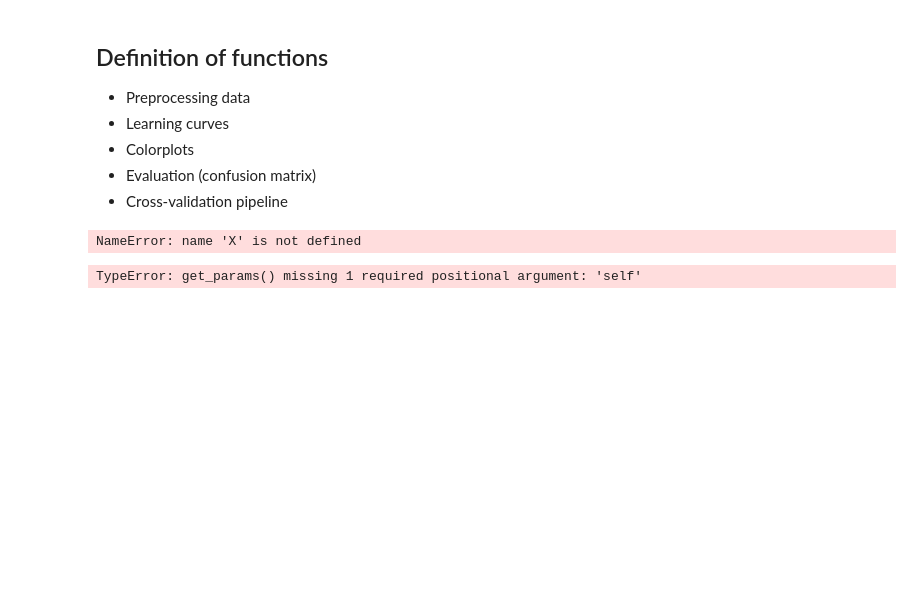
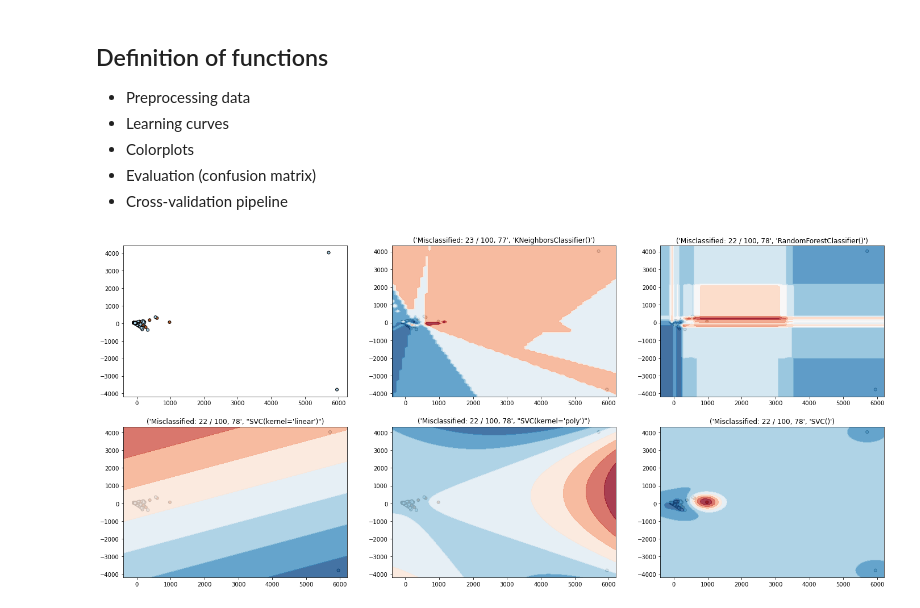
Before and after one commit to BrianvanWinden/TM10007_Group_13, a Jupyter notebook: assignment.ipynb, the cells around one changed output. Drawn from its saved outputs; the diff is of its cells as text; code cells hidden in the pictures; blank space fills up the shorter version.

Commit message:
scaling, pca ed af,  testen parameters classifiers

```diff
--- a/assignment.ipynb
+++ b/assignment.ipynb
@@ -77,6 +79,7 @@ def preprocessing_data(data):
     # Robust scaler omdat er mogelijk sprake is van outliers, median wordt er dan vanaf gehaald en niet de mean die wordt beinvloed door de outliers.
     scaler = preprocessing.RobustScaler()
     scaler.fit(x_train)
+    x_train_val_scaled = scaler.transform(x_train_val)
     x_train_scaled = scaler.transform(x_train)
     x_val_scaled = scaler.transform(x_val)
     x_test_scaled = scaler.transform(x_test)
@@ -84,8 +87,9 @@ def preprocessing_data(data):
     #PCA
     pca = PCA(n_components=2)
     pca = pca.fit(x_train_scaled)
+    x_train_val_trans = pca.transform(x_train_val_scaled)
     x_train_trans = pca.transform(x_train_scaled)
-    x_val_trans = pca.transform(x_test_scaled)
+    x_val_trans = pca.transform(x_val_scaled)
     x_test_trans = pca.transform(x_test_scaled)
     explained_variance = pca.explained_variance_ratio_
     # two pc's had a combined explained variance of 0.85 so chosing 2 pc's
@@ -95,7 +99,7 @@ def preprocessing_data(data):
     # xy_plot = pd.concat([x_train_trans_df, y_train_df], axis=1)
     # pc_pairplot = sns.pairplot(xy_plot, hue='label', palette='tab10')
 
-    return x_train_trans, y_train, x_test_trans, y_test, x_val_trans, y_val
+    return x_train_trans, y_train, x_test_trans, y_test, x_val_trans, y_val, x_train_val_trans, y_train_val
 
 
 # Learning curve
@@ -227,7 +231,7 @@ def cross_validate(classifier, cv, x_train_trans, y_train_trans, x_val_trans, y_
 from ecg.load_data import load_data
 data = load_data()
 
-x_train_trans, y_train, x_test_trans, y_test, x_val_trans, y_val = preprocessing_data(data)
+x_train_trans, y_train, x_test_trans, y_test, x_val_trans, y_val, x_train_val_trans, y_train_val = preprocessing_data(data)
 
 # X = x_train_trans
 # Y = y_train
@@ -286,31 +290,28 @@ for clf in clsfs:
     num += 1
 # %%
 # Plot classifications
+
+X = x_train_trans
+Y = y_train
 
 num = 0
 fig = plt.figure(figsize=(24,8*len(clsfs)))
 ax = fig.add_subplot(7, 3, num + 1)
 ax.scatter(X[:, 0], X[:, 1], marker='o', c=Y,
            s=25, edgecolor='k', cmap=plt.cm.Paired)
 
 num = 1
 for clf in clsfs:
     clf.fit(X, Y)
     ax = fig.add_subplot(7, 3, num + 1)
     ax.scatter(X[:, 0], X[:, 1], marker='o', c=Y,
         s=25, edgecolor='k', cmap=plt.cm.Paired)
     colorplot(clf, ax, X[:, 0], X[:, 1])
     y_pred = clf.predict(x_val_trans)
     accuracy = metrics.accuracy_score(y_val, y_pred)
-    best = clf.best_estimator_
+    # best = clf.best_estimator_
     t = ('Misclassified: %d / %d, %d' % ((y_val != y_pred).sum(), x_val_trans.shape[0], accuracy*100), str(clf))
     ax.set_title(t)
-    print(best)
     num += 1
 # %% [output]
-NameError: name 'X' is not defined
+[figure, added]
-# %%
-for param in LDA.get_params().keys():
-    print(param)
-# %% [output]
-TypeError: get_params() missing 1 required positional argument: 'self'
```
Also changed, not shown: parts of 4 cells of this notebook.
